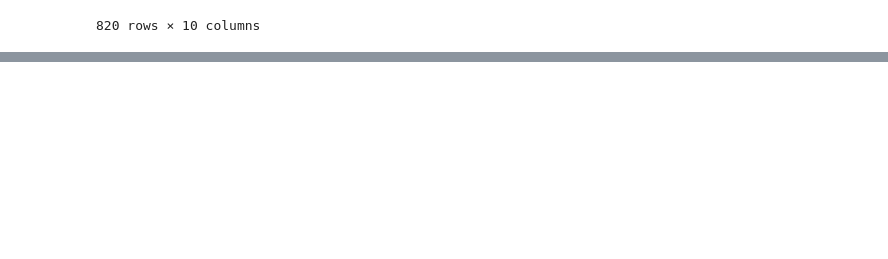
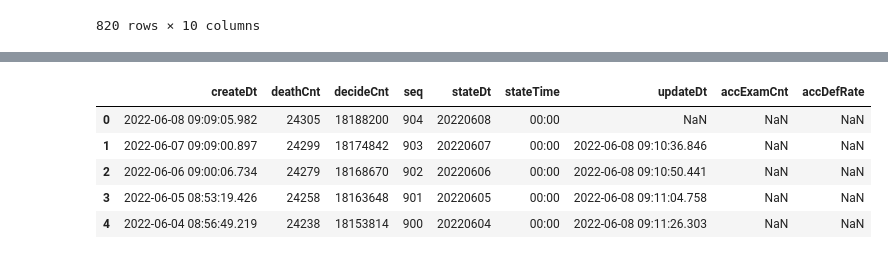
Before and after one commit to KHseo32/test, a Jupyter notebook: 3월 21일/240321(pandas.Series).ipynb, the cells around one changed output, grey strips where cells are left out. Saved outputs shown, nothing was run; the diff lists cells and outputs as text; code cells hidden in the pictures; blank space fills up the shorter version.

```diff
--- a/3월 21일/240321(pandas.Series).ipynb
+++ b/3월 21일/240321(pandas.Series).ipynb
@@ -187,0 +244,18 @@ corona2
+# %%
+## 특정 컬럼 제거
+## drop('', axis = ) : 특정 인덱스나 특정 커럶을 제거할 때 사용
+## axis 매개변수 : 0(rows) -> 특정 행을 제거, 1(columns) -> 특정 열을 제거
+corona.drop('Unnamed: 0', axis = 1, inplace = True)
+
+
+## 컬럼 이름 출력
+# corona.columns[0]
+# %%
+corona.head()
+# %% [output]
+|  | createDt | deathCnt | decideCnt | seq | stateDt | stateTime | updateDt | accExamCnt | accDefRate |
+| 0 | 2022-06-08 09:09:05.982 | 24305 | 18188200 | 904 | 20220608 | 00:00 | NaN | NaN | NaN |
+| 1 | 2022-06-07 09:09:00.897 | 24299 | 18174842 | 903 | 20220607 | 00:00 | 2022-06-08 09:10:36.846 | NaN | NaN |
+| 2 | 2022-06-06 09:00:06.734 | 24279 | 18168670 | 902 | 20220606 | 00:00 | 2022-06-08 09:10:50.441 | NaN | NaN |
+| 3 | 2022-06-05 08:53:19.426 | 24258 | 18163648 | 901 | 20220605 | 00:00 | 2022-06-08 09:11:04.758 | NaN | NaN |
+| 4 | 2022-06-04 08:56:49.219 | 24238 | 18153814 | 900 | 20220604 | 00:00 | 2022-06-08 09:11:26.303 | NaN | NaN |
```
Also changed, not shown: parts of 8 cells of this notebook.
